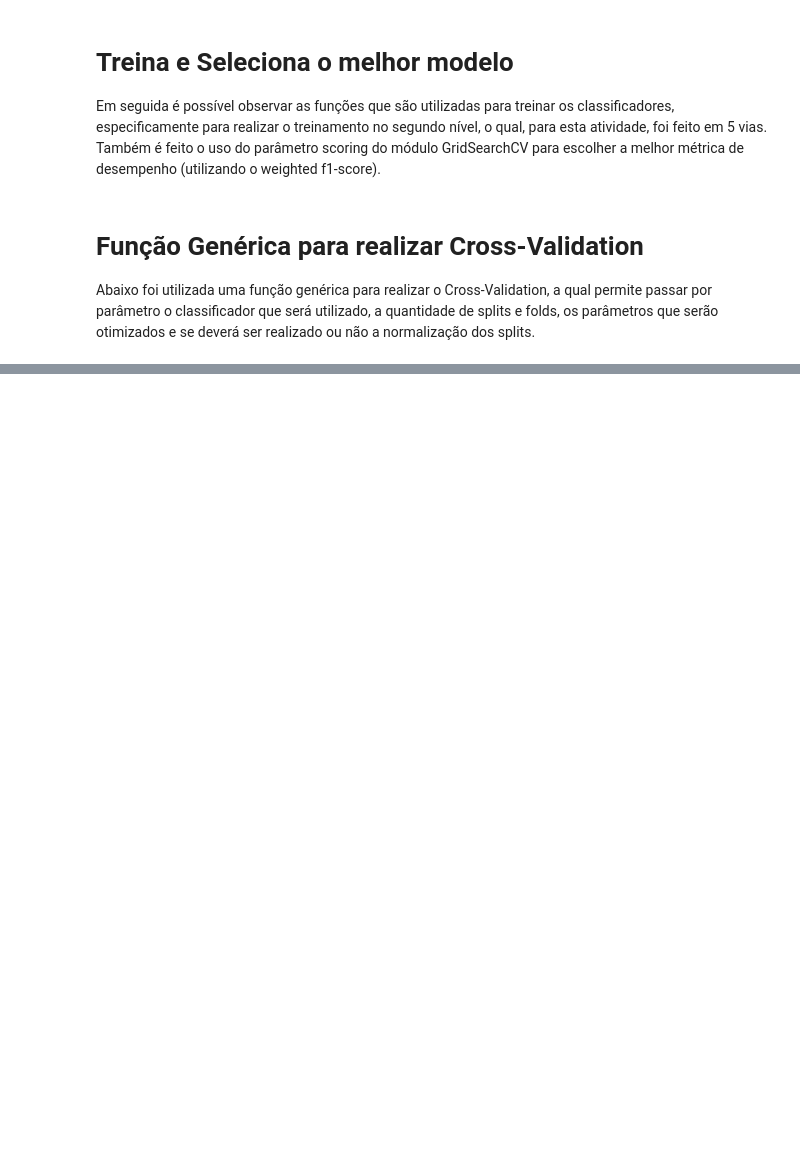
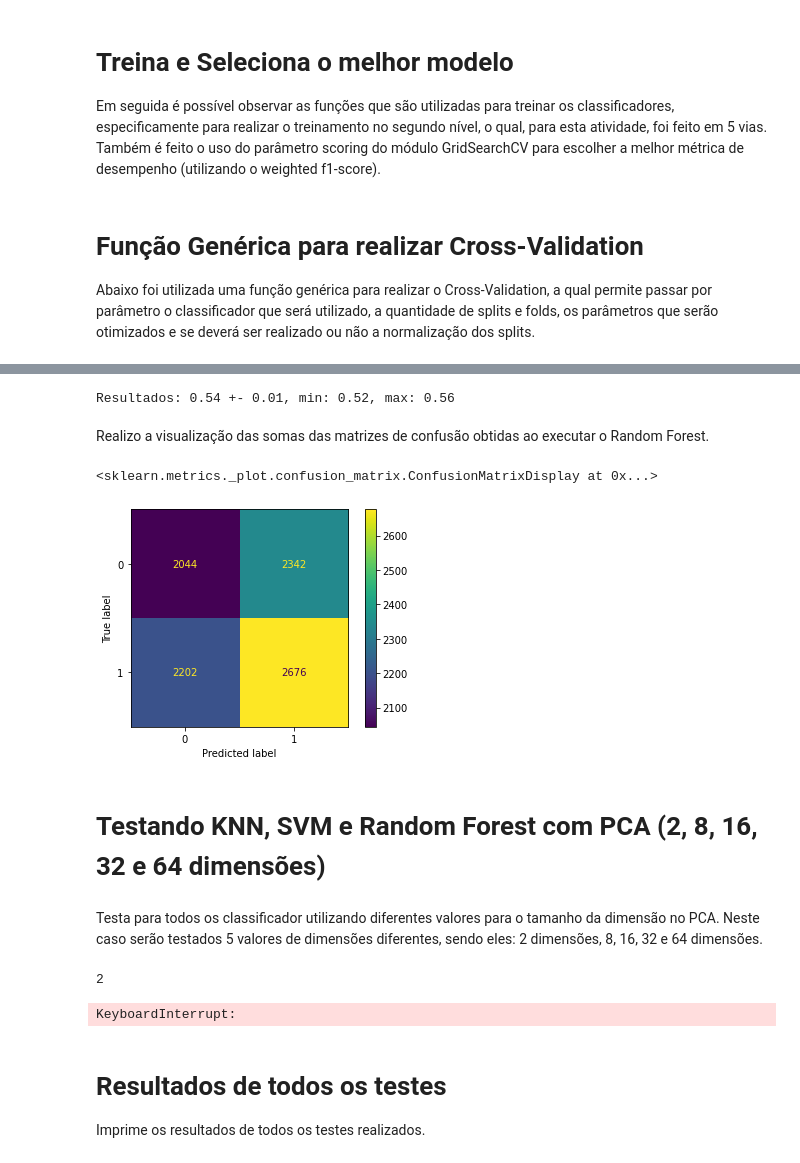
Before and after one commit to JuanFSR/MachineLearning, a Jupyter notebook: Atividade-6/atividade_6.ipynb, the cells around one changed output, grey strips where cells are left out. Drawn from its saved outputs; the diff is of its cells as text; code cells hidden in the pictures; blank space fills up the shorter version.

```diff
--- a/Atividade-6/atividade_6.ipynb
+++ b/Atividade-6/atividade_6.ipynb
@@ -488,0 +302,4 @@ for t in resultados:
+# %%
+# Avaliando o desempenho do Random Forest
+random_forest, list_confusion_matrix_rf, list_melhor_comb = do_cv(RandomForestClassifier, X_pca_df.values, y, 10, 5, 2, False, {'n_estimators' : [100, 250, 500, 700]})
+result_classifiers['randomFor'] = random_forest
@@ -488,0 +324,41 @@ for t in resultados:
+# %%
+utils.imprimir_estatisticas(random_forest)
+# %% [output]
+Resultados: 0.54 +- 0.01, min: 0.52, max: 0.56
+# %% [markdown]
+Realizo a visualização das somas das matrizes de confusão obtidas ao executar o Random Forest.
+# %%
+reduce_matrix_rf = functools.reduce(lambda x,y :  x + y, list_confusion_matrix_rf)
+
+disp_rf = ConfusionMatrixDisplay(confusion_matrix=reduce_matrix_rf)
+disp_rf.plot()
+# %% [output]
+<sklearn.metrics._plot.confusion_matrix.ConfusionMatrixDisplay at 0x...>
+[figure, added]
+# %% [markdown]
+# Testando KNN, SVM e Random Forest com PCA (2, 8, 16, 32 e 64 dimensões)
+# %% [markdown]
+Testa para todos os classificador utilizando diferentes valores para o tamanho da dimensão no PCA. Neste caso serão testados 5 valores de dimensões diferentes, sendo eles: 2 dimensões, 8, 16, 32 e 64 dimensões.
+# %%
+qtd_dimensions_pca = [2,8,16,32,64]
+
+knn_classifier = ('knn', KNeighborsClassifier, True, {'n_neighbors' : range(1,30,2)})
+
+svm_classifier = ('svm', SVC, True, {'C' : [1, 10, 100, 1000], 'gamma' : ['auto', 'scale']})
+
+random_forest = ('rf', RandomForestClassifier, False, {'criterion' : ['gini', 'entropy'], 'random_state' : [1]})
+
+classifiers = [knn_classifier, svm_classifier, random_forest]
+
+for dimension in qtd_dimensions_pca:
+    pca = PCA(n_components=dimension)
+    print(dimension)
+    for name_classifier, classifier_class, scale, params in classifiers:
+        result = do_cv(classifier_class, X.values, y, 10, 5, scale, pca, params)
+        result_classifiers[name_classifier + '_' + str(dimension)] = result
+# %% [output]
+2
+KeyboardInterrupt:
+# %% [markdown]
+# Resultados de todos os testes
+Imprime os resultados de todos os testes realizados.
```
Also changed, not shown: parts of 60 cells of this notebook, 1 other file.
